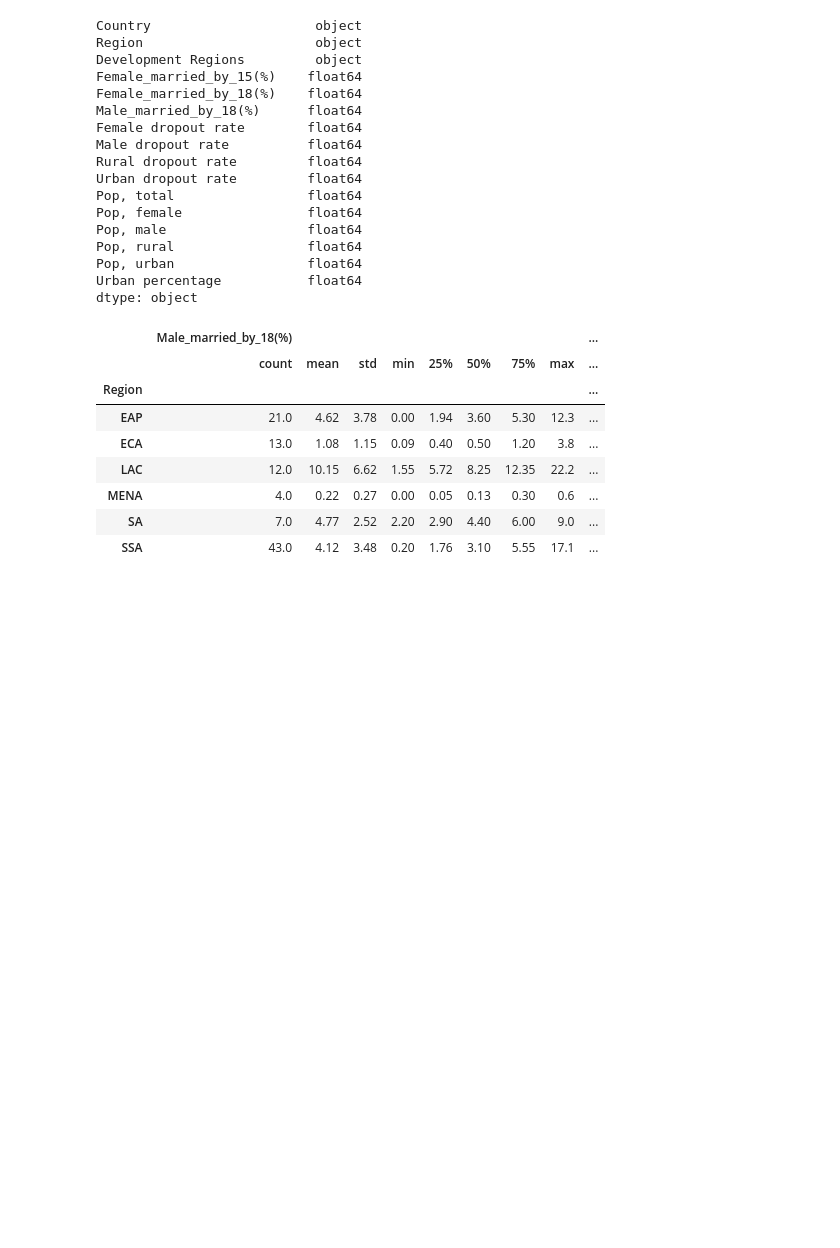
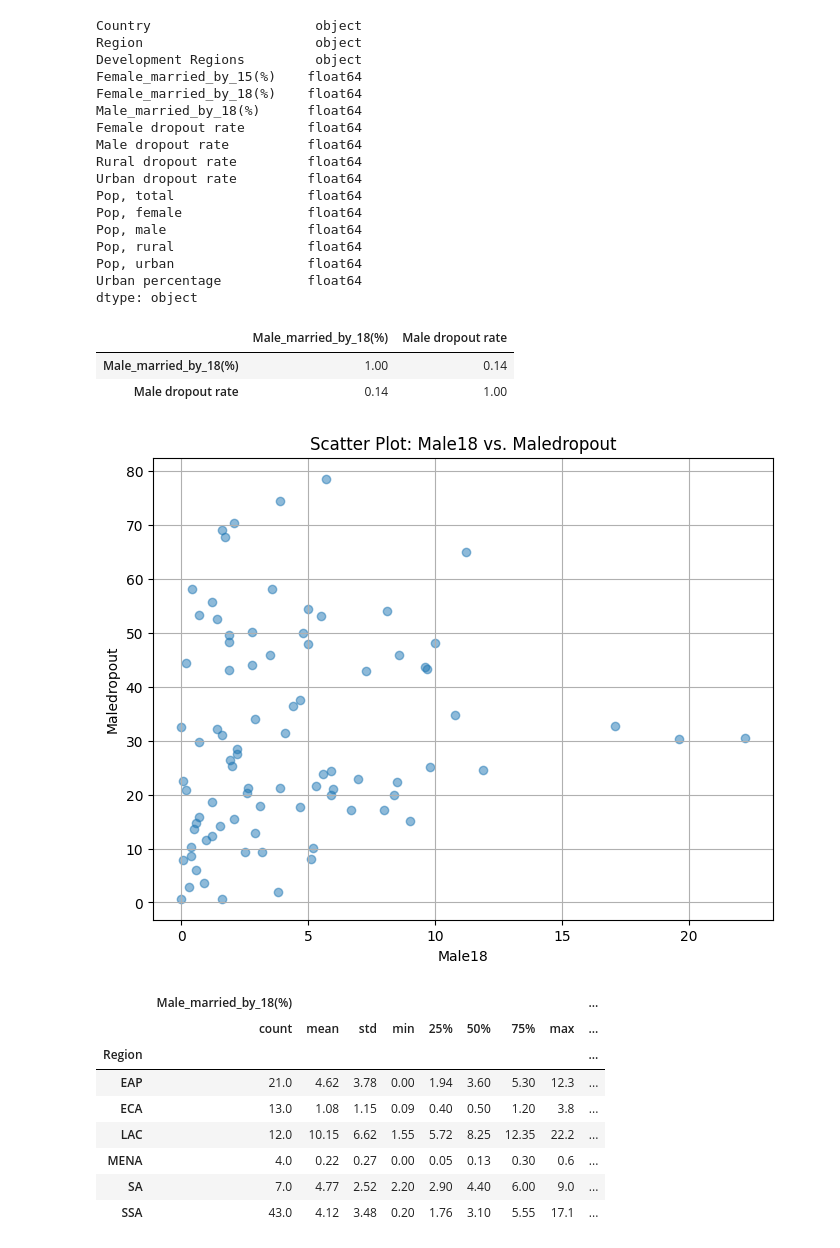
Before and after one commit to shimjide123/datman, a Jupyter notebook: PS2_Yu_Nong.ipynb, the cells around one changed output. Saved outputs shown, nothing was run; the diff lists cells and outputs as text; code cells hidden in the pictures; blank space fills up the shorter version.

```diff
--- a/PS2_Yu_Nong.ipynb
+++ b/PS2_Yu_Nong.ipynb
@@ -426,6 +426,31 @@ Pop, rural                 float64
 Pop, urban                 float64
 Urban percentage           float64
 dtype: object
+# %%
+merged1[['Male_married_by_18(%)','Male dropout rate']].corr().round(2)
+#here it shows a positive correlation between the percentage of male married before 18 and the percentage of male droping out of school, even though the overall postive correlation (0.14) seems not very strong.
+# %% [output]
+|  | Male_married_by_18(%) | Male dropout rate |
+| Male_married_by_18(%) | 1.00 | 0.14 |
+| Male dropout rate | 0.14 | 1.00 |
+# %%
+import matplotlib.pyplot as plt
+
+Male18 = merged1['Male_married_by_18(%)']
+Maledropout = merged1['Male dropout rate']
+
+plt.figure(figsize=(8, 6))
+plt.scatter(Male18, Maledropout, alpha=0.5)
+plt.title('Scatter Plot: Male18 vs. Maledropout')
+plt.xlabel('Male18')
+plt.ylabel('Maledropout')
+plt.grid(True)
+plt.show()
+#this shows that the increase in the dropout rate of male somewhat coincides with the increase in the rate of male married by 18.
+#there are a few outliners that shows greater correlation between high adolescent marriage rate and high incidence of dropping out of school. This means in some countries adolescent marriage has stronger impact on education than others.
+#this means aside from adolescent marriage, other factors(local policy,economy,culture,etc) in individual country need to be considered in terms of affecting young people's schooling.
+# %% [output]
+[figure, added]
 # %%
 merged1.groupby(['Region'])[['Male_married_by_18(%)','Male dropout rate']].describe().round(2)
 # %% [output]
```
Also changed, not shown: parts of 7 cells of this notebook.
